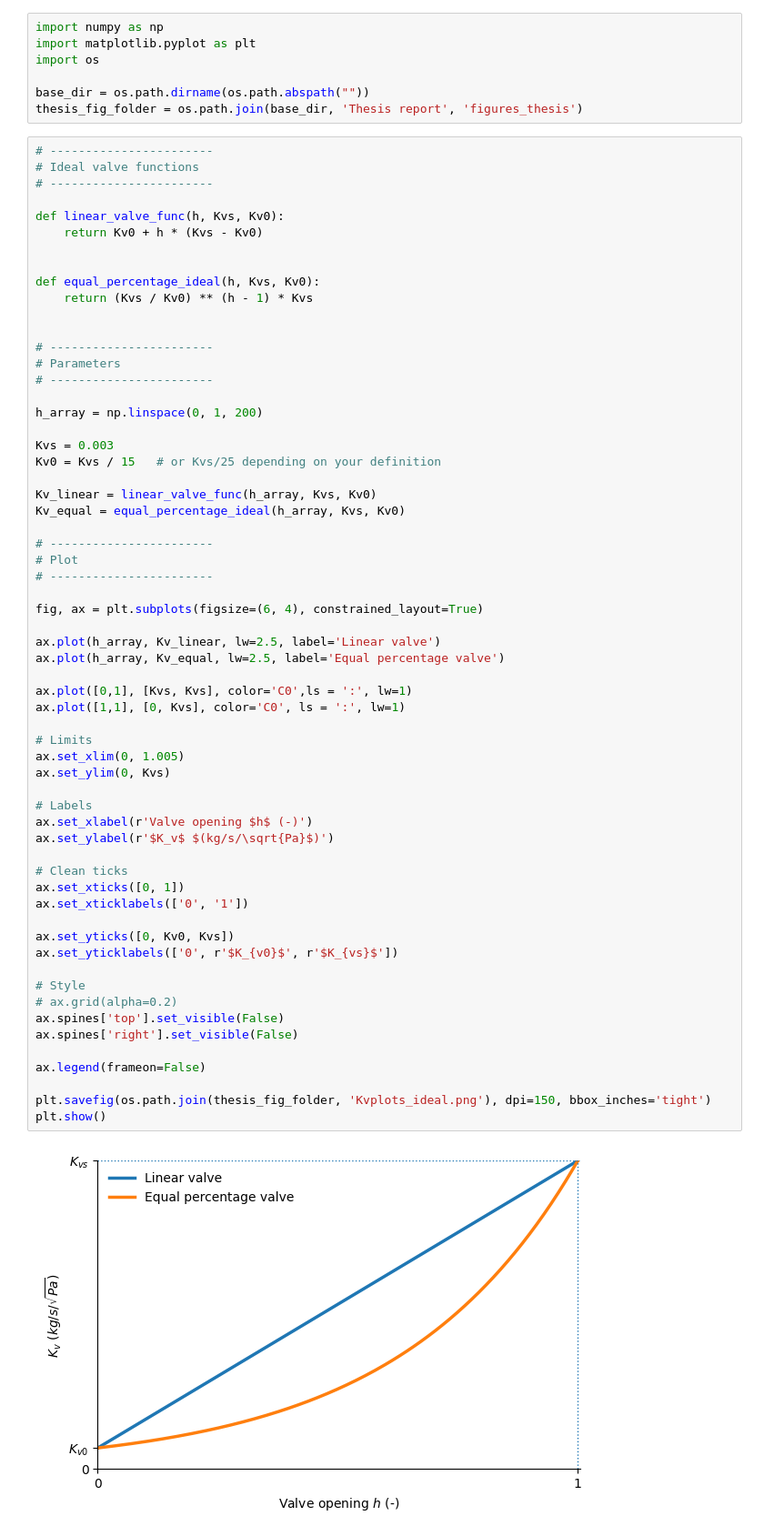
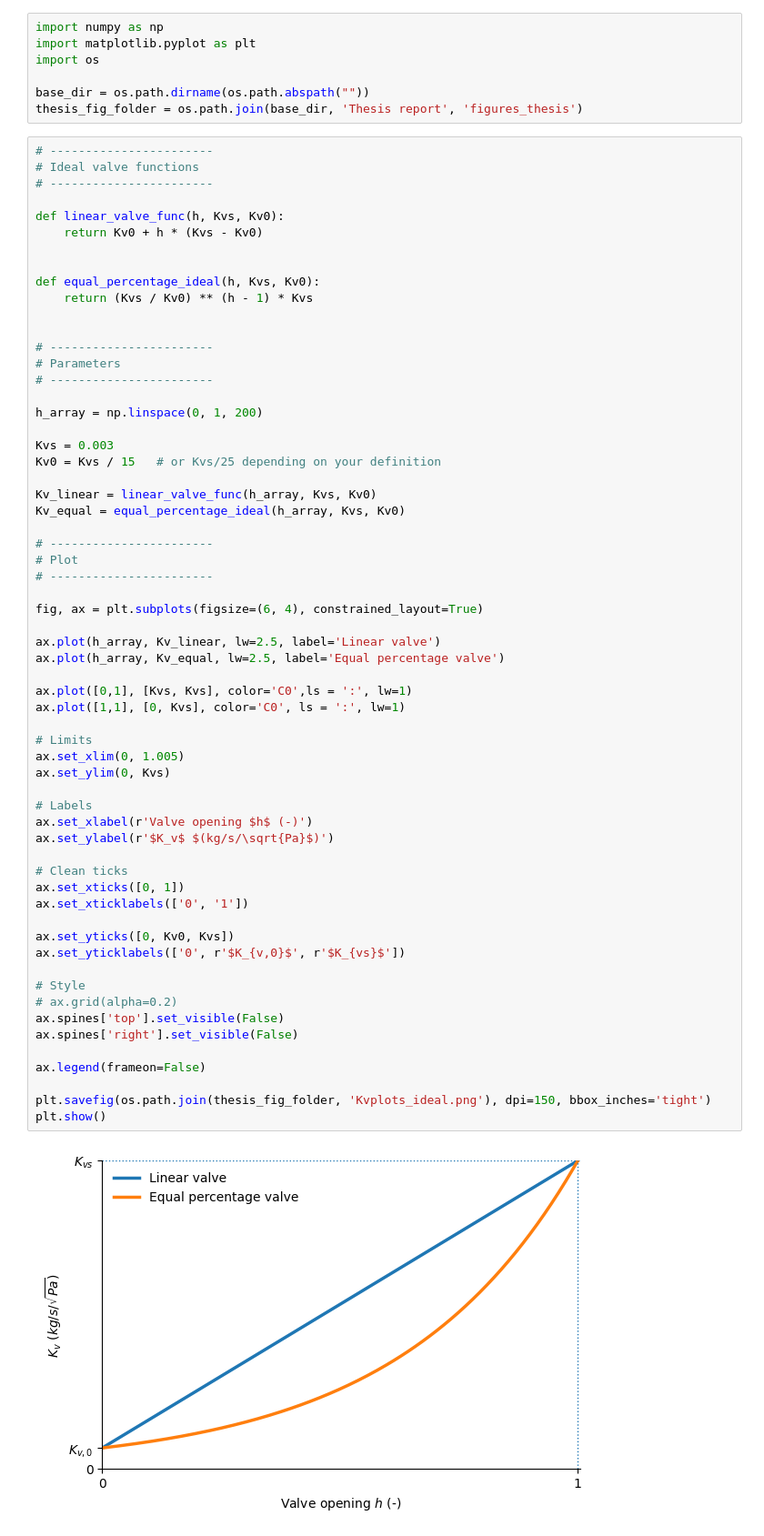
Before and after one commit to Pietervb2/thesis, a Jupyter notebook: codeplotLIT/Kvplots.ipynb, the cells around one changed output. Shown at 91% size. Drawn from its saved outputs; the diff is of its cells as text.

Commit message:
generate plots for thesis

```diff
--- a/codeplotLIT/Kvplots.ipynb
+++ b/codeplotLIT/Kvplots.ipynb
@@ -41,35 +41,35 @@ fig, ax = plt.subplots(figsize=(6, 4), constrained_layout=True)
 ax.plot(h_array, Kv_linear, lw=2.5, label='Linear valve')
 ax.plot(h_array, Kv_equal, lw=2.5, label='Equal percentage valve')
 
 ax.plot([0,1], [Kvs, Kvs], color='C0',ls = ':', lw=1)
 ax.plot([1,1], [0, Kvs], color='C0', ls = ':', lw=1)
 
 # Limits
 ax.set_xlim(0, 1.005)
 ax.set_ylim(0, Kvs)
 
 # Labels
 ax.set_xlabel(r'Valve opening $h$ (-)')
 ax.set_ylabel(r'$K_v$ $(kg/s/\sqrt{Pa}$)')
 
 # Clean ticks
 ax.set_xticks([0, 1])
 ax.set_xticklabels(['0', '1'])
 
 ax.set_yticks([0, Kv0, Kvs])
-ax.set_yticklabels(['0', r'$K_{v0}$', r'$K_{vs}$'])
+ax.set_yticklabels(['0', r'$K_{v,0}$', r'$K_{vs}$'])
 
 # Style
 # ax.grid(alpha=0.2)
 ax.spines['top'].set_visible(False)
 ax.spines['right'].set_visible(False)
 
 ax.legend(frameon=False)
 
 plt.savefig(os.path.join(thesis_fig_folder, 'Kvplots_ideal.png'), dpi=150, bbox_inches='tight')
 plt.show()
 # %% [output]
-[figure, old version]
+[figure, new version]
 # %%
 # -----------------------
 # Parameters
```
Also changed, not shown: parts of 1 cell of this notebook, 12 other files.
